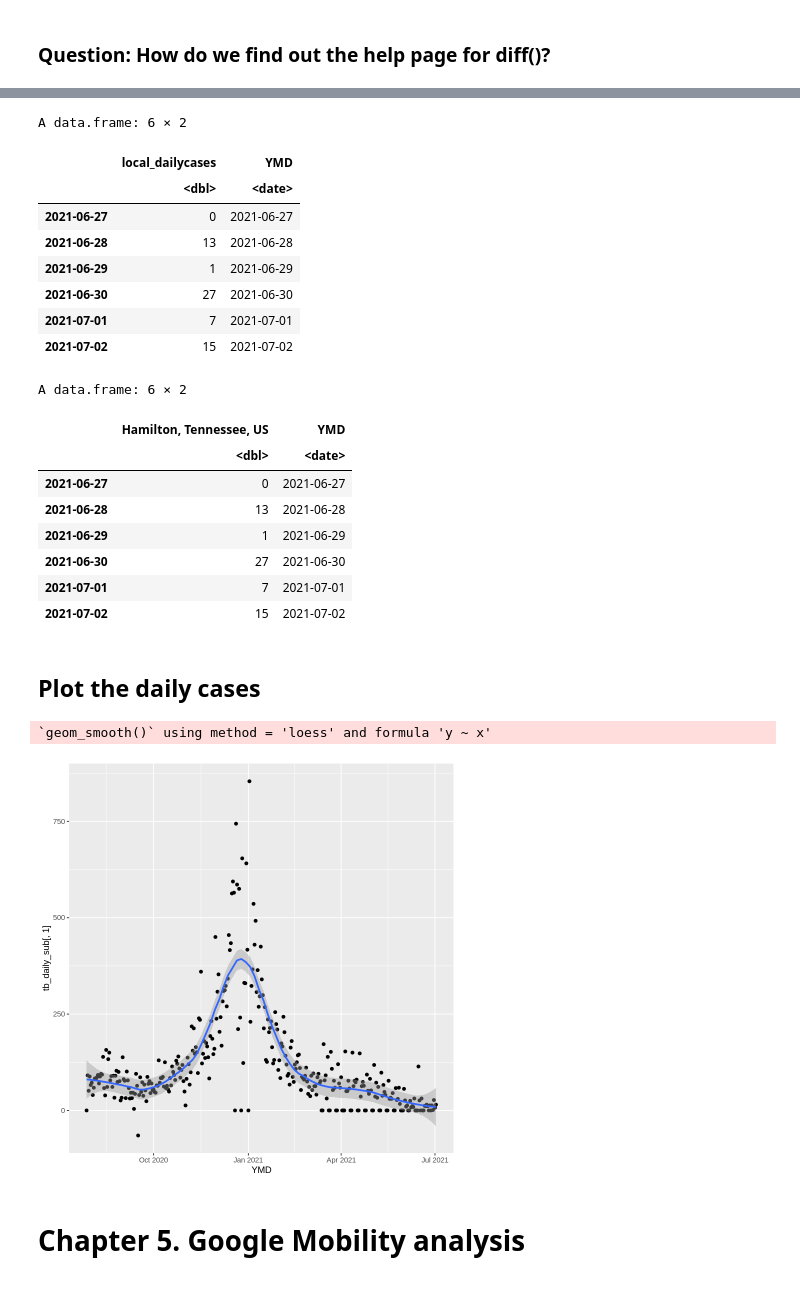
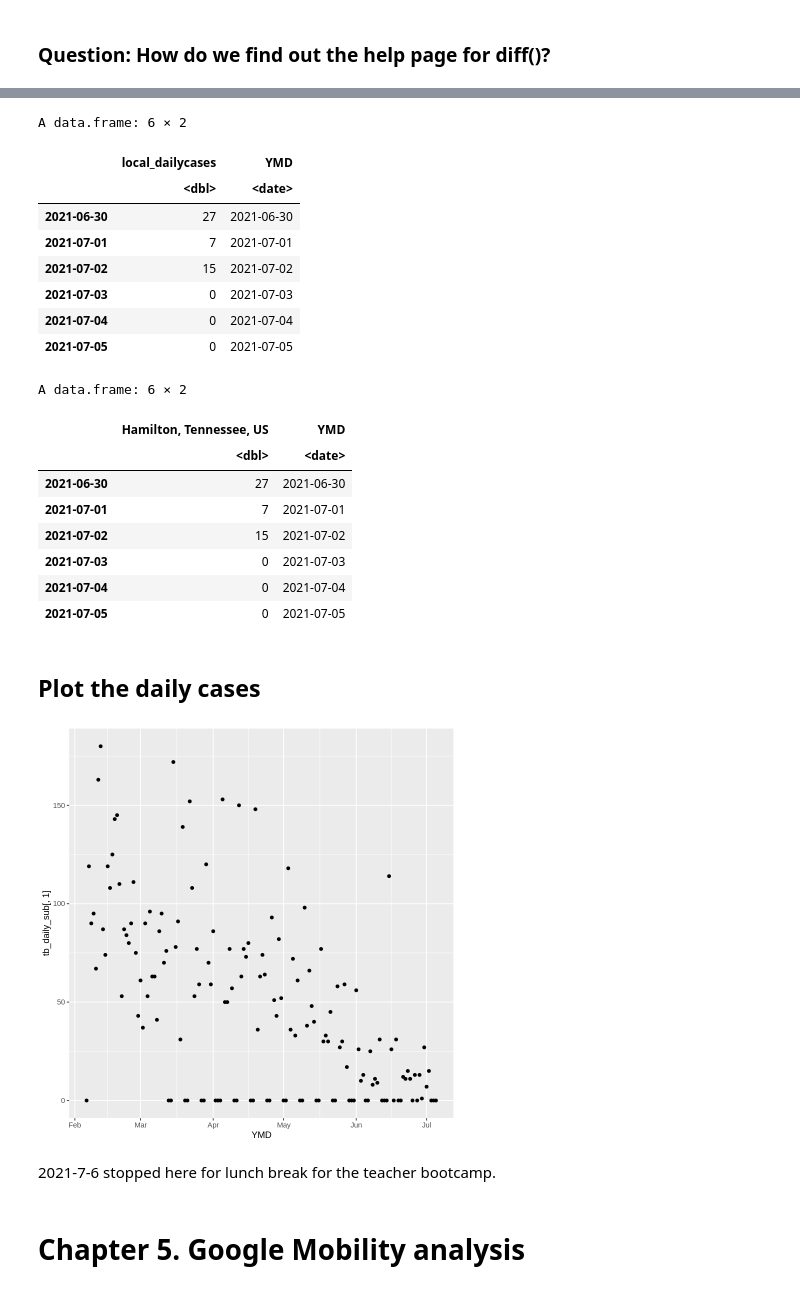
Before and after one commit to hongqin/R-bootcamp-for-teachers-2021July, a Jupyter notebook: R_covid19_teacher_bootcamp20210706.ipynb, the cells around one changed output, grey strips where cells are left out. Cells and saved outputs as stored; diff of their text form; code cells hidden in the pictures.

Commit message:
stopped for lunch break, teacher bootcamp, AM

```diff
--- a/R_covid19_teacher_bootcamp20210706.ipynb
+++ b/R_covid19_teacher_bootcamp20210706.ipynb
@@ -856,7 +834,7 @@ current_dates = names(tb)[12:length(tb[1,])]
 tb1$dates = mdy(current_dates)
 #head(tb1)
 
-days_window = 340  # time  window
+days_window = 150  # time  window
 endday = today(tzone ='EST')
 
 tb_sub <- tb1 %>%
@@ -968,12 +932,12 @@ tail(tb_daily_sub )
 A data.frame: 6 × 2
 |  | local_dailycases | YMD |
 |  | <dbl> | <date> |
-| 2021-06-27 | 0 | 2021-06-27 |
-| 2021-06-28 | 13 | 2021-06-28 |
-| 2021-06-29 | 1 | 2021-06-29 |
 | 2021-06-30 | 27 | 2021-06-30 |
 | 2021-07-01 | 7 | 2021-07-01 |
 | 2021-07-02 | 15 | 2021-07-02 |
+| 2021-07-03 | 0 | 2021-07-03 |
+| 2021-07-04 | 0 | 2021-07-04 |
+| 2021-07-05 | 0 | 2021-07-05 |
 # %%
 names(tb_daily_sub)[1] = mycounties #add column names
 # %%
@@ -982,20 +946,21 @@ tail(tb_daily_sub)
 A data.frame: 6 × 2
 |  | Hamilton, Tennessee, US | YMD |
 |  | <dbl> | <date> |
-| 2021-06-27 | 0 | 2021-06-27 |
-| 2021-06-28 | 13 | 2021-06-28 |
-| 2021-06-29 | 1 | 2021-06-29 |
 | 2021-06-30 | 27 | 2021-06-30 |
 | 2021-07-01 | 7 | 2021-07-01 |
 | 2021-07-02 | 15 | 2021-07-02 |
+| 2021-07-03 | 0 | 2021-07-03 |
+| 2021-07-04 | 0 | 2021-07-04 |
+| 2021-07-05 | 0 | 2021-07-05 |
 # %% [markdown]
 ## Plot the daily cases
 # %%
 myplot <- ggplot(tb_daily_sub, aes(x=YMD, y=tb_daily_sub[,1]))
-myplot + geom_point() + stat_smooth(span=0.3)
+myplot + geom_point() # + stat_smooth(span=0.3)
 # %% [output]
-`geom_smooth()` using method = 'loess' and formula 'y ~ x'
-[figure, old version]
+[figure, new version]
+# %% [markdown]
+2021-7-6 stopped here for lunch break for the teacher bootcamp.
 # %% [markdown]
 # Chapter 5. Google Mobility analysis
 # %% [markdown]
```
Also changed, not shown: parts of 57 cells of this notebook.
